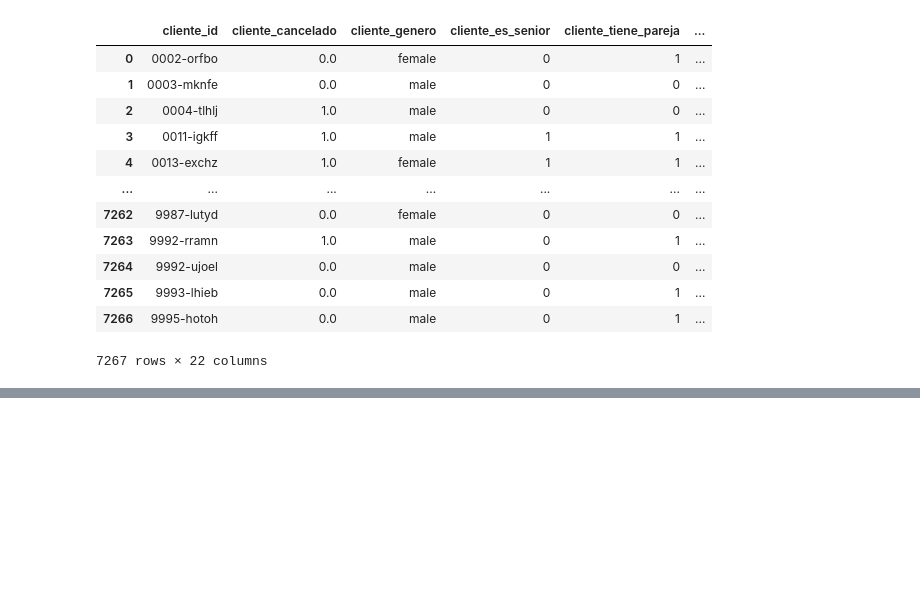
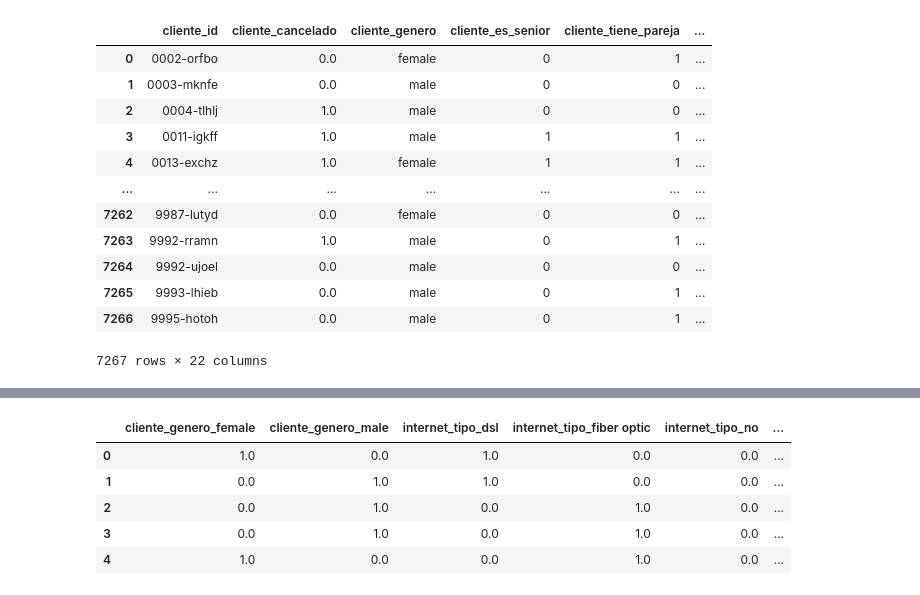
Before and after one commit to Lucas-Jimenez-uribe/Telecom_x_2, a Jupyter notebook: telecom_x_2.ipynb, the cells around one changed output, grey strips where cells are left out. Saved outputs shown, nothing was run; the diff lists cells and outputs as text; code cells hidden in the pictures; blank space fills up the shorter version.

```diff
--- a/telecom_x_2.ipynb
+++ b/telecom_x_2.ipynb
@@ -23,0 +77,9 @@ df
+# %%
+ohetrasnform.head()
+# %% [output]
+|  | cliente_genero_female | cliente_genero_male | internet_tipo_dsl | internet_tipo_fiber optic | internet_tipo_no | ... |
+| 0 | 1.0 | 0.0 | 1.0 | 0.0 | 0.0 | ... |
+| 1 | 0.0 | 1.0 | 1.0 | 0.0 | 0.0 | ... |
+| 2 | 0.0 | 1.0 | 0.0 | 1.0 | 0.0 | ... |
+| 3 | 0.0 | 1.0 | 0.0 | 1.0 | 0.0 | ... |
+| 4 | 1.0 | 0.0 | 0.0 | 1.0 | 0.0 | ... |
```
Also changed, not shown: parts of 10 cells of this notebook.
